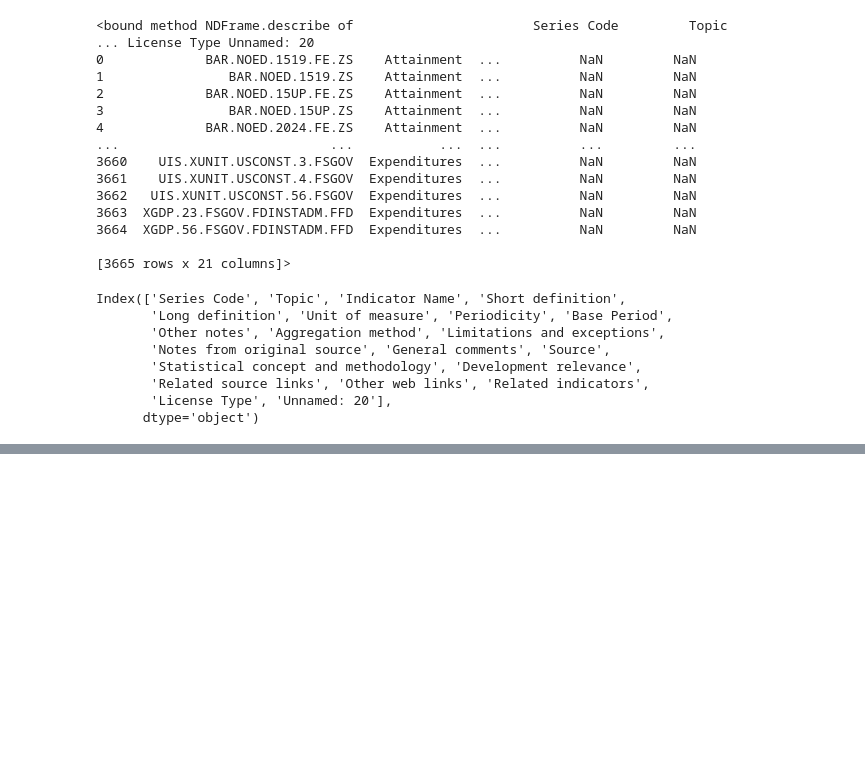
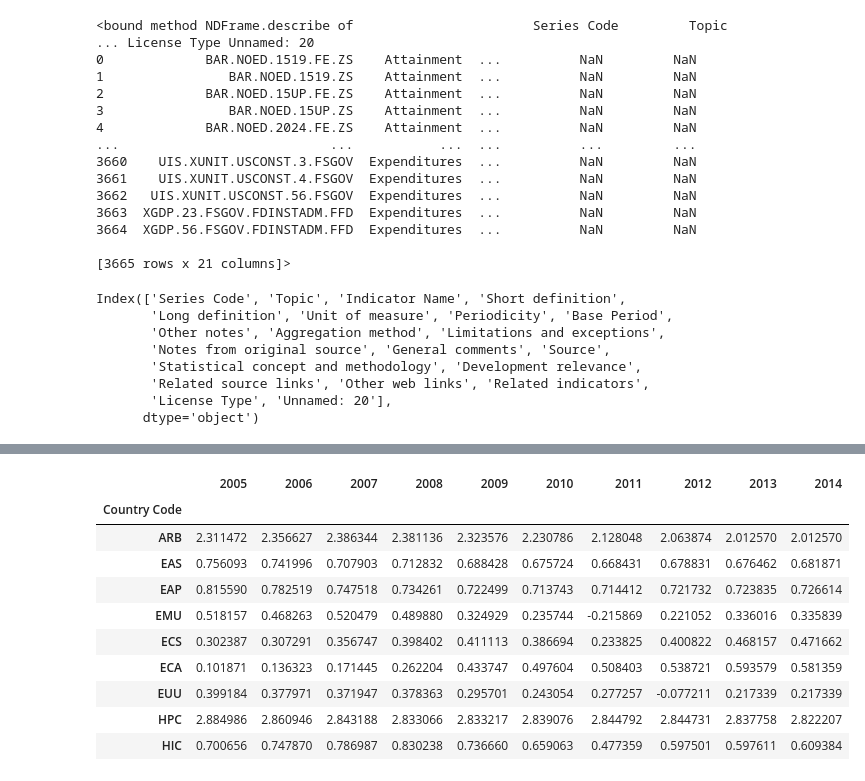
Before and after one commit to Kaizensk/WorldBank-global-Education-analysis, a Jupyter notebook: ShwetaKumari_World_Bank_Global_Education_Analysis_Capstone_Project.ipynb, the cells around one changed output, grey strips where cells are left out. Saved outputs shown, nothing was run; the diff lists cells and outputs as text; code cells hidden in the pictures; blank space fills up the shorter version.

```diff
--- a/ShwetaKumari_World_Bank_Global_Education_Analysis_Capstone_Project.ipynb
+++ b/ShwetaKumari_World_Bank_Global_Education_Analysis_Capstone_Project.ipynb
@@ -327,0 +692,2 @@ df_StatsData.loc[:,['2005','2006', '2007', '2008', '2009', '2010', '2011', '2012
+# %%
+somecountries_df_Population.reset_index(drop=True, inplace=True)
@@ -327,0 +710,14 @@ df_StatsData.loc[:,['2005','2006', '2007', '2008', '2009', '2010', '2011', '2012
+# %%
+somecountries_df_Population
+# %% [output]
+|  | 2005 | 2006 | 2007 | 2008 | 2009 | 2010 | 2011 | 2012 | 2013 | 2014 |
+| Country Code |  |  |  |  |  |  |  |  |  |  |
+| ARB | 2.311472 | 2.356627 | 2.386344 | 2.381136 | 2.323576 | 2.230786 | 2.128048 | 2.063874 | 2.012570 | 2.012570 |
+| EAS | 0.756093 | 0.741996 | 0.707903 | 0.712832 | 0.688428 | 0.675724 | 0.668431 | 0.678831 | 0.676462 | 0.681871 |
+| EAP | 0.815590 | 0.782519 | 0.747518 | 0.734261 | 0.722499 | 0.713743 | 0.714412 | 0.721732 | 0.723835 | 0.726614 |
+| EMU | 0.518157 | 0.468263 | 0.520479 | 0.489880 | 0.324929 | 0.235744 | -0.215869 | 0.221052 | 0.336016 | 0.335839 |
+| ECS | 0.302387 | 0.307291 | 0.356747 | 0.398402 | 0.411113 | 0.386694 | 0.233825 | 0.400822 | 0.468157 | 0.471662 |
+| ECA | 0.101871 | 0.136323 | 0.171445 | 0.262204 | 0.433747 | 0.497604 | 0.508403 | 0.538721 | 0.593579 | 0.581359 |
+| EUU | 0.399184 | 0.377971 | 0.371947 | 0.378363 | 0.295701 | 0.243054 | 0.277257 | -0.077211 | 0.217339 | 0.217339 |
+| HPC | 2.884986 | 2.860946 | 2.843188 | 2.833066 | 2.833217 | 2.839076 | 2.844792 | 2.844731 | 2.837758 | 2.822207 |
+| HIC | 0.700656 | 0.747870 | 0.786987 | 0.830238 | 0.736660 | 0.659063 | 0.477359 | 0.597501 | 0.597611 | 0.609384 |
```
Also changed, not shown: parts of 121 cells of this notebook.
